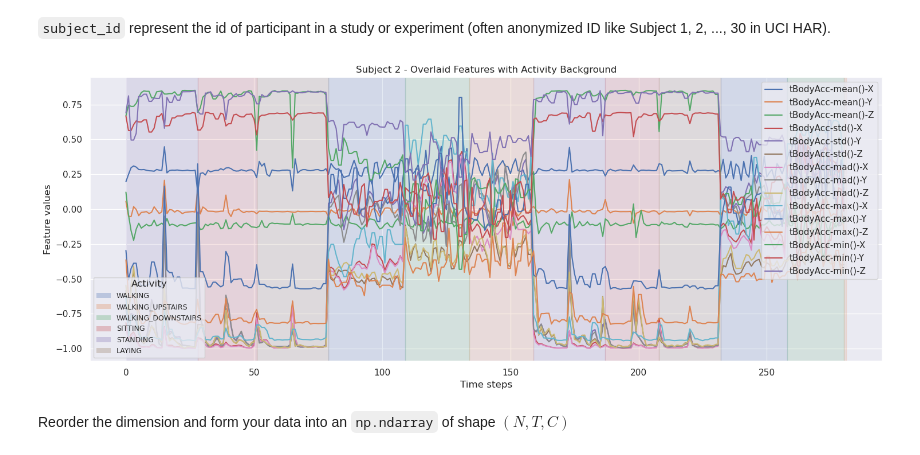
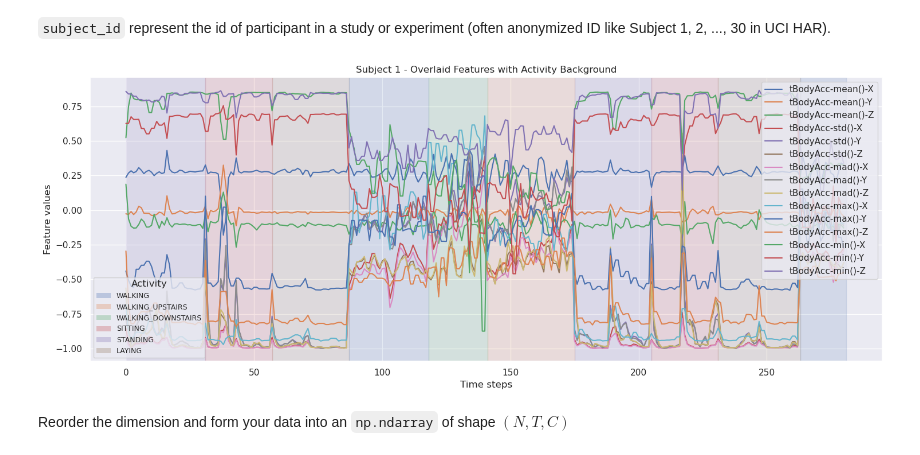
Before and after one commit to JiaW6122/PLanTS, a Jupyter notebook: train_test_state_prediction.ipynb, the cells around one changed output. Saved outputs shown, nothing was run; the diff lists cells and outputs as text; code cells hidden in the pictures.

```diff
--- a/train_test_state_prediction.ipynb
+++ b/train_test_state_prediction.ipynb
@@ -81,9 +81,9 @@ Shapes - train labels: (21, 281), test labels: (9, 288)
 # %% [markdown]
 `subject_id` represent the id of participant in a study or experiment (often anonymized ID like Subject 1, 2, ..., 30 in UCI HAR).
 # %%
-datautils.visiualize_HAR("HAR_data", subject_id=2)
+datautils.visiualize_HAR("HAR_data", subject_id=1)
 # %% [output]
-[figure, old version]
+[figure, new version]
 # %% [markdown]
 Reorder the dimension and form your data into an `np.ndarray` of shape $(N, T, C)$
 # %%
```
Also changed, not shown: parts of 7 cells of this notebook, 8 other files.
